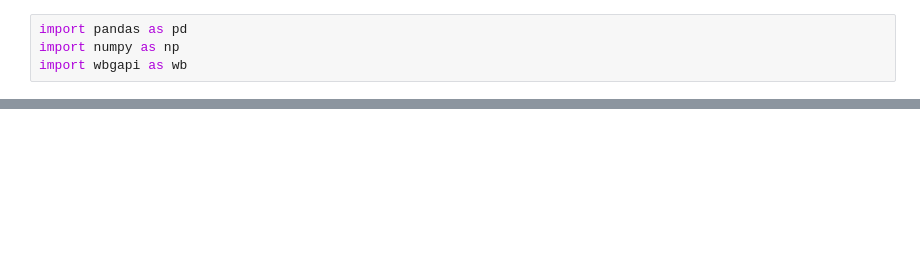
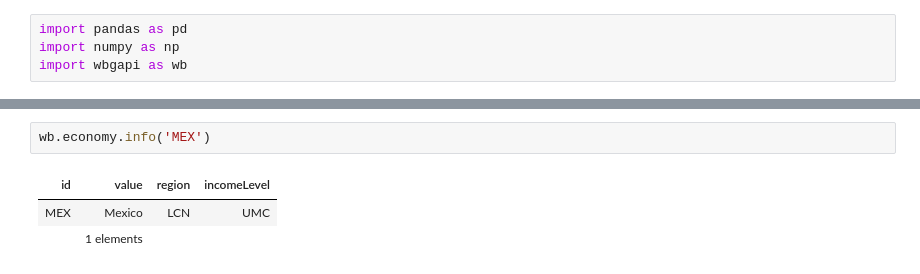
Before and after one commit to datakind/datakit-financial-inclusion-2025, a Jupyter notebook: challenge/mexico_wealth_analysis/mexico_bank_accounts.ipynb, the cells around one changed output, grey strips where cells are left out. Saved outputs shown, nothing was run; the diff lists cells and outputs as text; blank space fills up the shorter version.

```diff
--- a/challenge/mexico_wealth_analysis/mexico_bank_accounts.ipynb
+++ b/challenge/mexico_wealth_analysis/mexico_bank_accounts.ipynb
@@ -47,0 +9,6 @@ Series
+# %%
+wb.economy.info('MEX')
+# %% [output]
+| id | value | region | incomeLevel |
+| MEX | Mexico | LCN | UMC |
+|  | 1 elements |  |  |
```
Also changed, not shown: parts of 7 cells of this notebook, 7 other files.
